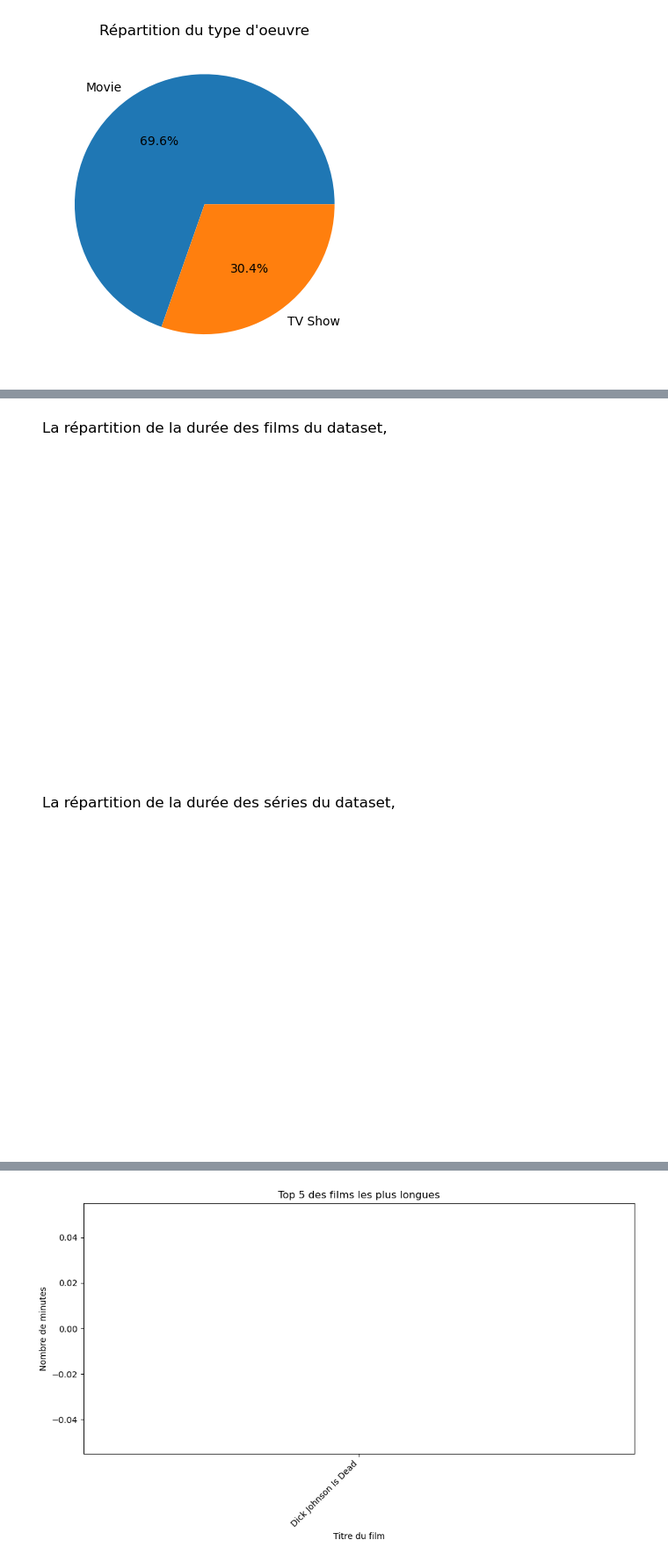
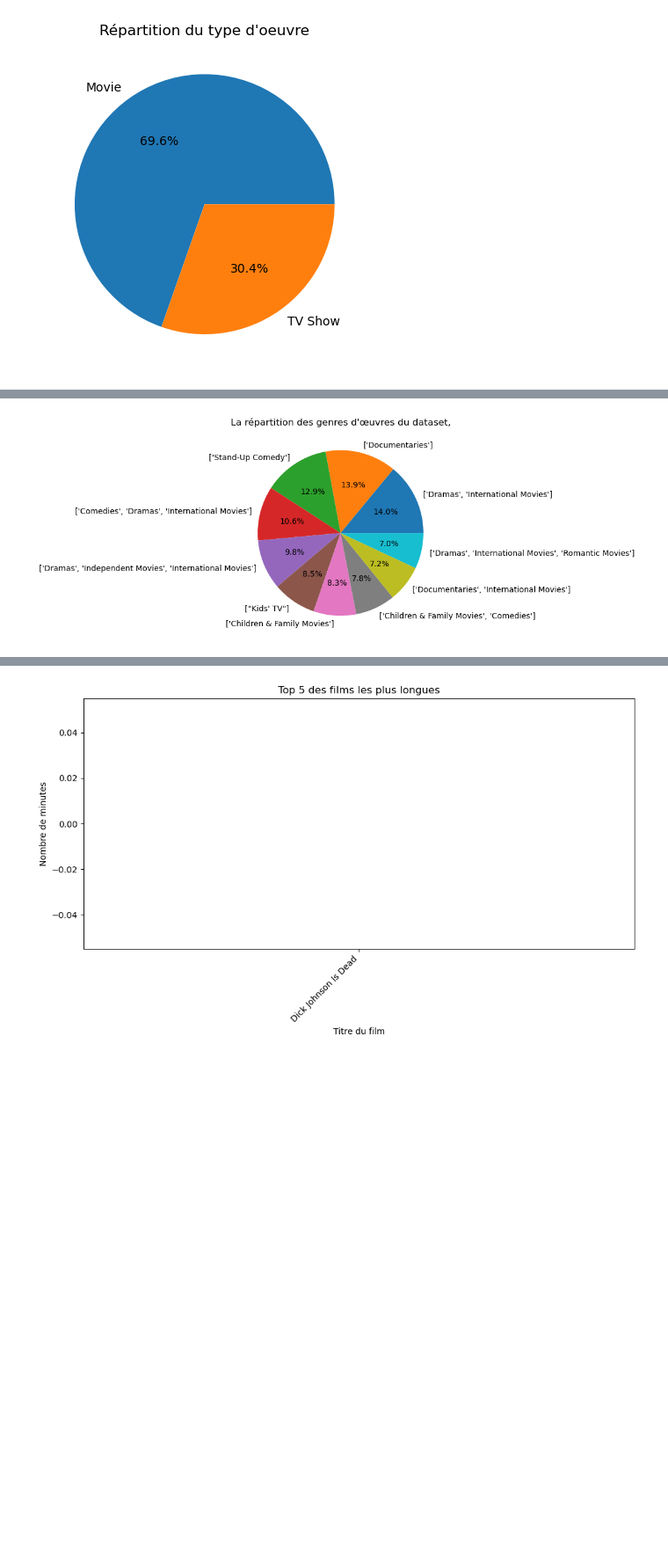
Before and after one commit to pierre-louis-rigaud/netflix-insights, a Jupyter notebook: Netflix Data Analysis.ipynb, the cells around one changed output, grey strips where cells are left out. Shown at 88% size. Drawn from its saved outputs; the diff is of its cells as text; code cells hidden in the pictures; blank space fills up the shorter version.

```diff
--- a/Netflix Data Analysis.ipynb
+++ b/Netflix Data Analysis.ipynb
@@ -569,25 +562,16 @@ Name: count, dtype: int64
 # %%
 '''
-question 23 e & f
+question 23 g
 '''
 
-#selection des films
-films = data[data["type"]=="Movie"]
-#selection des films
-films = data[data["type"]=="TV Show"]
+# Compter le nombre d'oeuvres pour chaque type
+counts = data["listed_in"].value_counts()
 
-# Compter le nombre d'oeuvres pour chaque type
-counts_films = films["duration"].value_counts()
-counts_films = films["duration"].value_counts()
+c_type = counts.head(10)
 
 # Créer un diagramme
-plt.pie(counts_films, labels=counts_films.index)
-plt.title('La répartition de la durée des films du dataset,')
+plt.pie(c_type, labels=c_type.index, autopct='%1.1f%%')
+plt.title('La répartition des genres d\'œuvres du dataset,')
 plt.show()
-# Créer un diagramme
-plt.pie(counts_films, labels=counts_films.index, autopct='%1.1f%%')
-plt.title('La répartition de la durée des séries du dataset,')
-plt.show()
 # %% [output]
-[figure, old version]
+[figure, new version]
-[figure, removed]
```
Also changed, not shown: parts of 7 cells of this notebook.
